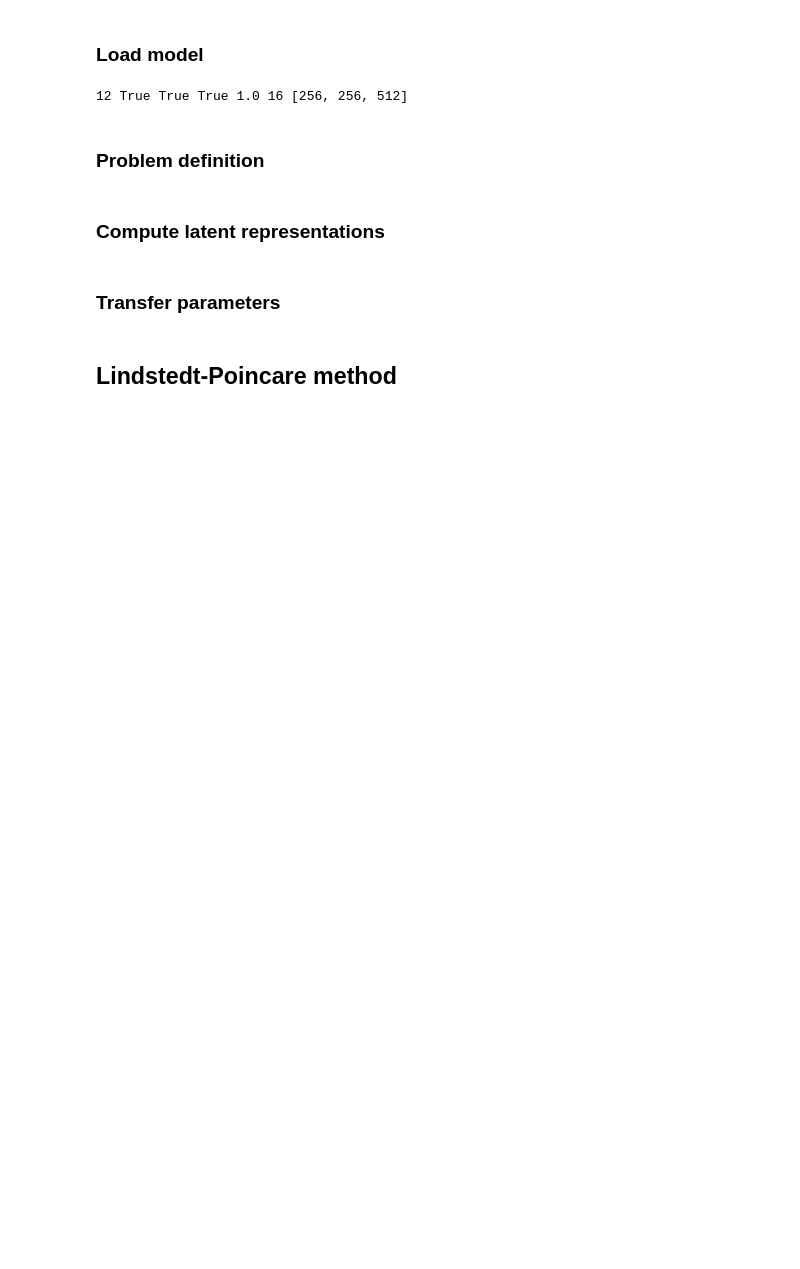
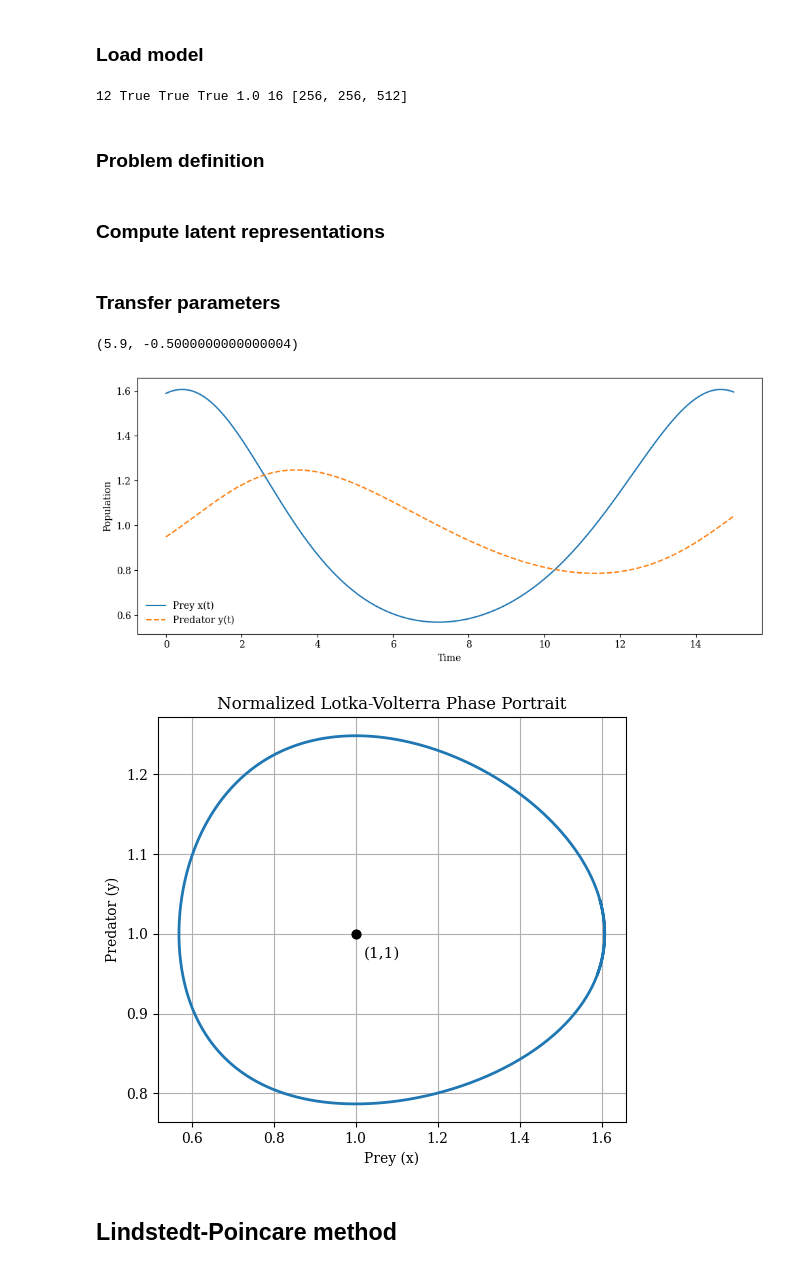
Before and after one commit to esemsc-dda24/PTL-PINNs, a Jupyter notebook: ptlpinns/results/lotka_volterra.ipynb, the cells around one changed output. Cells and saved outputs as stored; diff of their text form; code cells hidden in the pictures; blank space fills up the shorter version.

```diff
--- a/ptlpinns/results/lotka_volterra.ipynb
+++ b/ptlpinns/results/lotka_volterra.ipynb
@@ -35,9 +41,18 @@ epsilon_list = [0.1]
 p_list = [6]
+# %%
+xi0, eta0
+# %% [output]
+(5.9, -0.5000000000000004)
 # %%
 ode = equations.lv_normalized(alpha_list[0])
 
-sol = numerical.solve_ode_equation(ode, t_span, t_eval, ic_list[0])
+sol = numerical.solve_ode_equation(ode, t_span, t_eval, [x0, y0])
 x, y = sol
+
+LKV.plot_numerical_LKV(x, y, t_eval)
+# %% [output]
+[figure, added]
+[figure, added]
 # %% [markdown]
 ## Lindstedt-Poincare method
 # %%
```
Also changed, not shown: parts of 8 cells of this notebook, 2 other files.
